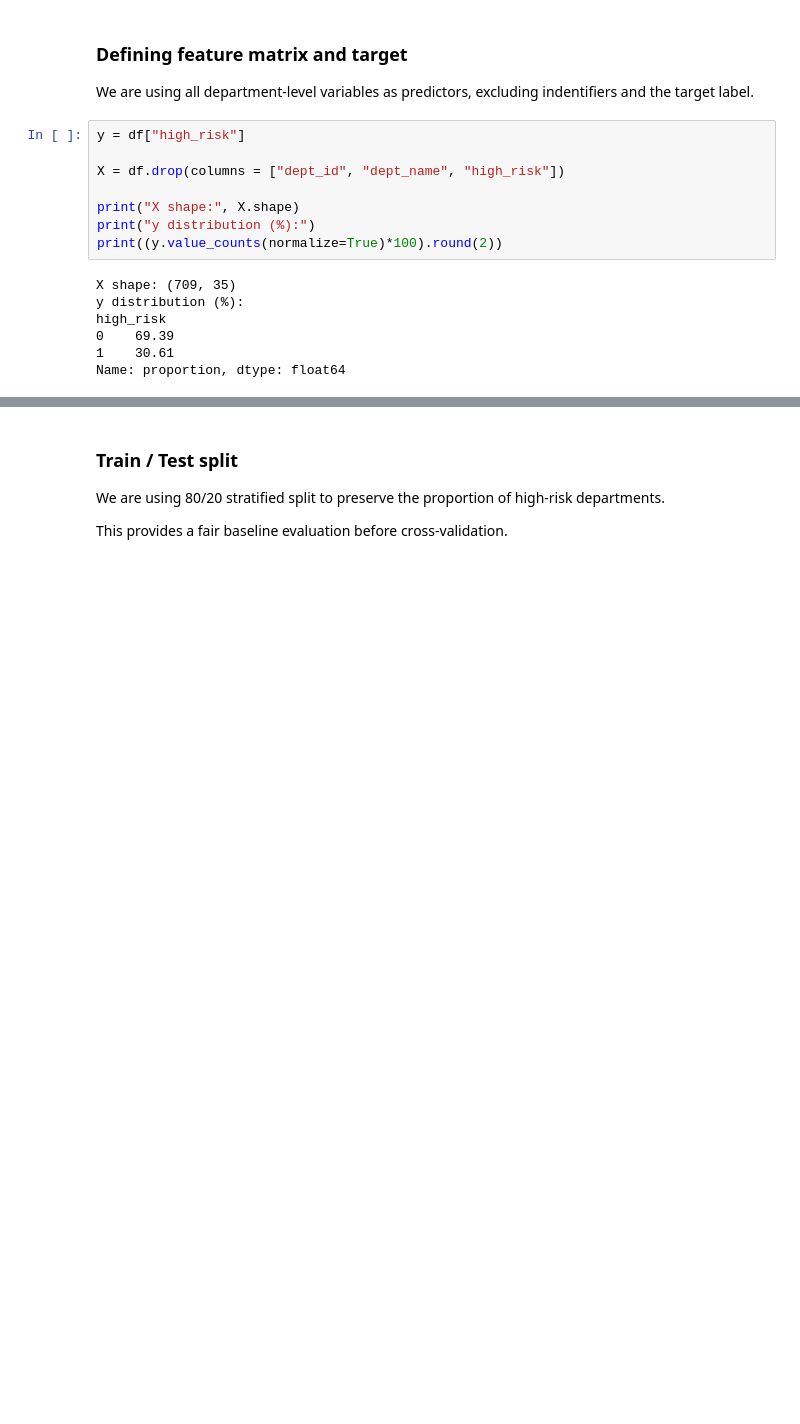
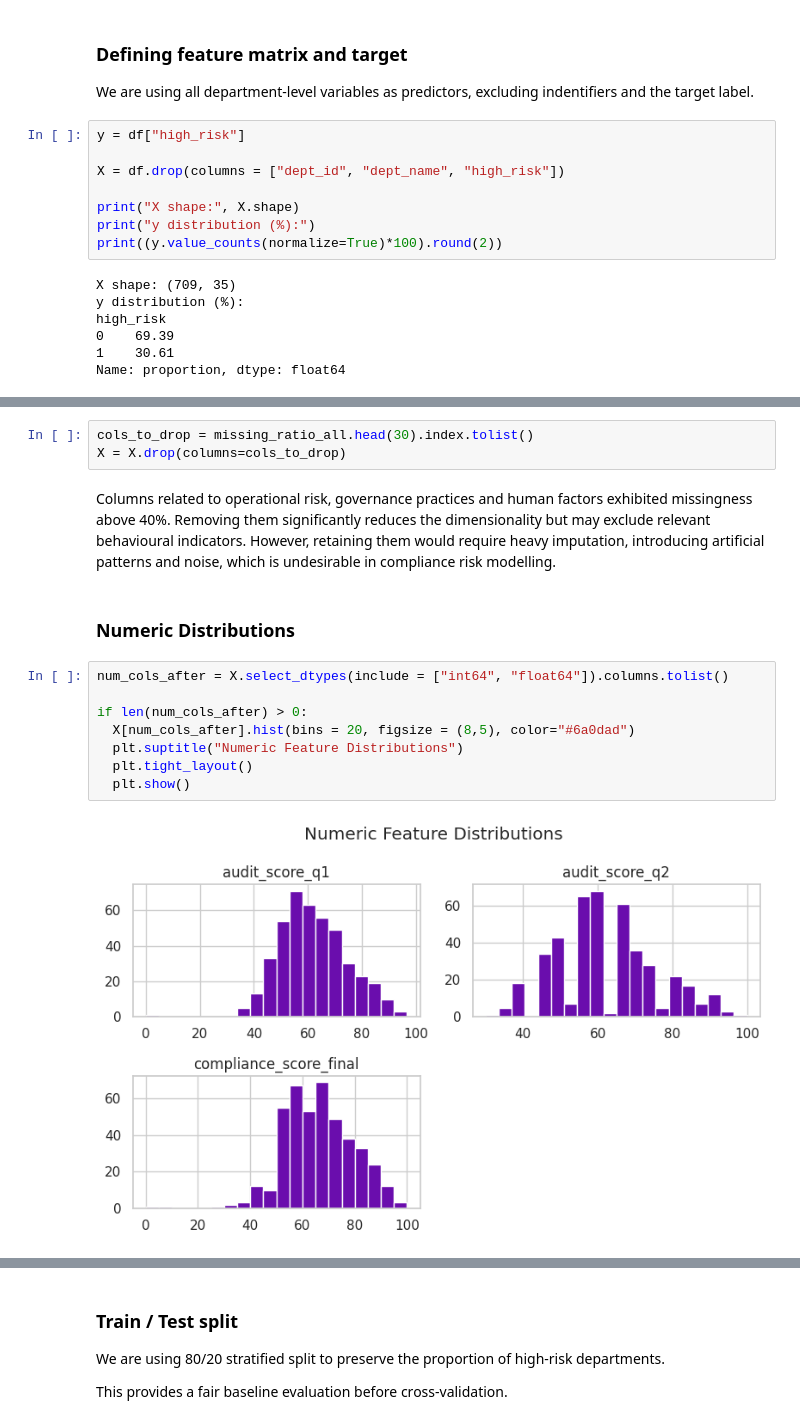
Before and after one commit to personallypetra/ComplianceRadar_315031, a Jupyter notebook: main.ipynb, the cells around one changed output, grey strips where cells are left out. Saved outputs shown, nothing was run; the diff lists cells and outputs as text; blank space fills up the shorter version.

```diff
--- a/main.ipynb
+++ b/main.ipynb
@@ -203,0 +264,17 @@ Name: proportion, dtype: float64
+# %%
+cols_to_drop = missing_ratio_all.head(30).index.tolist()
+X = X.drop(columns=cols_to_drop)
+# %% [markdown]
+Columns related to operational risk, governance practices and human factors exhibited missingness above 40%. Removing them significantly reduces the dimensionality but may exclude relevant behavioural indicators. However, retaining them would require heavy imputation, introducing artificial patterns and noise, which is undesirable in compliance risk modelling.
+# %% [markdown]
+### Numeric Distributions
+# %%
+num_cols_after = X.select_dtypes(include = ["int64", "float64"]).columns.tolist()
+
+if len(num_cols_after) > 0:
+  X[num_cols_after].hist(bins = 20, figsize = (8,5), color="#6a0dad")
+  plt.suptitle("Numeric Feature Distributions")
+  plt.tight_layout()
+  plt.show()
+# %% [output]
+[figure, added]
```
Also changed, not shown: parts of 19 cells of this notebook.
